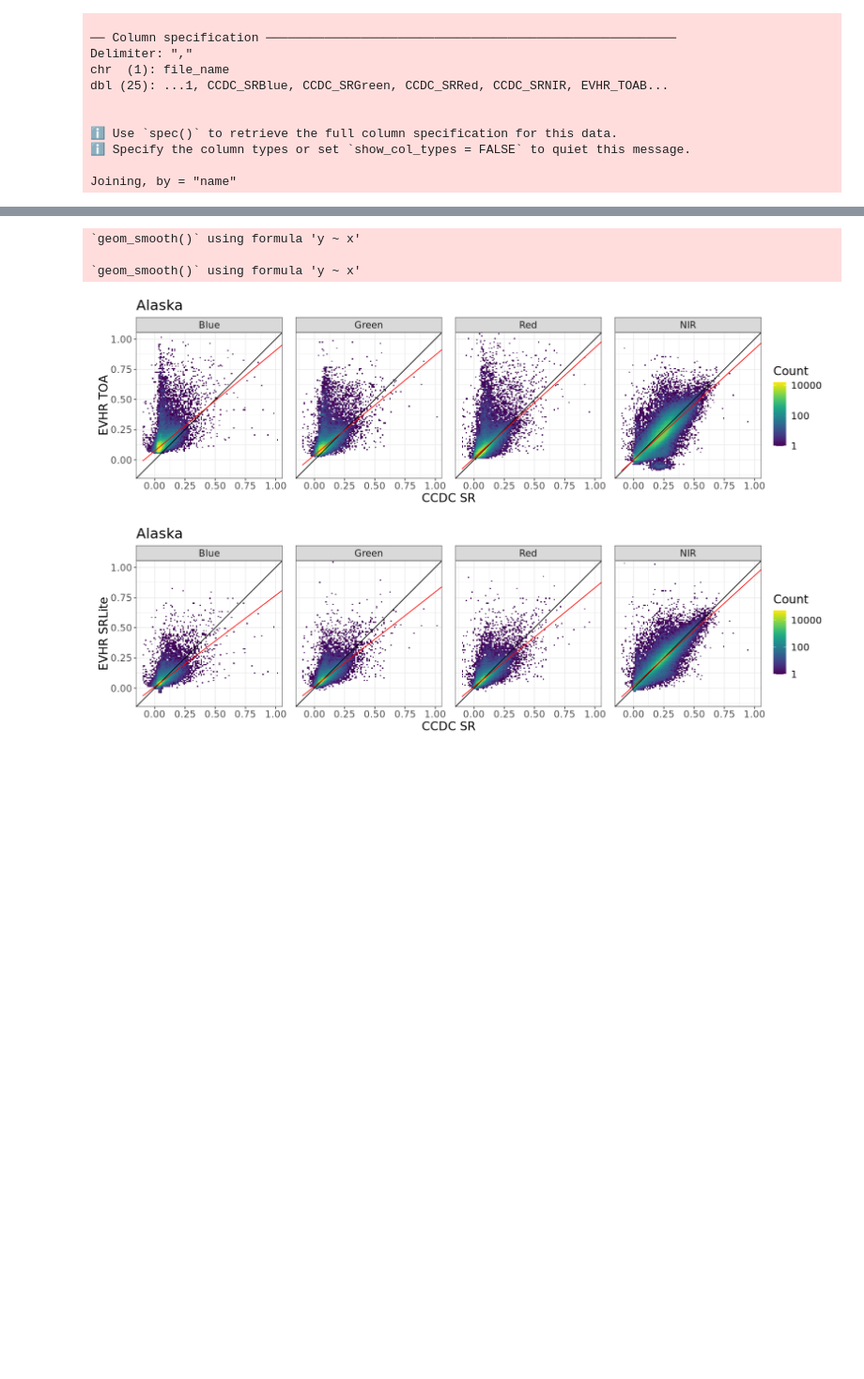
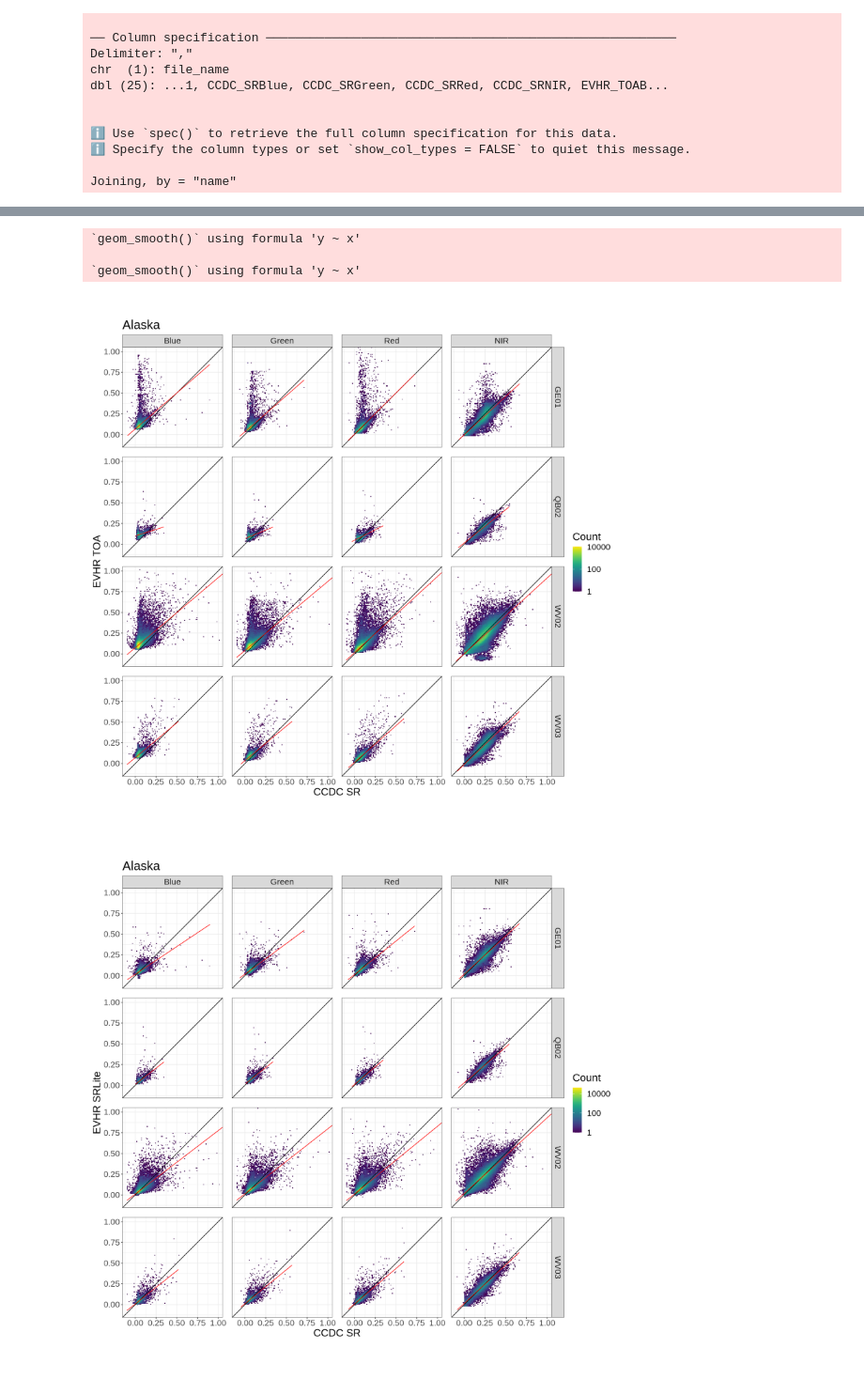
Before and after one commit to pahbs/geoscitools, a Jupyter notebook: srlite_igarss_results.ipynb, the cells around one changed output, grey strips where cells are left out. Shown at 94% size. Saved outputs shown, nothing was run; the diff lists cells and outputs as text; code cells hidden in the pictures; blank space fills up the shorter version.

```diff
--- a/srlite_igarss_results.ipynb
+++ b/srlite_igarss_results.ipynb
@@ -213,7 +260,7 @@ reflect_df <- read_csv(sample_reflectance_table_fn) %>%
          satellite = str_split_fixed(file, '_', 6)[,2],
          yyyymmdd = str_split_fixed(file, '_', 6)[,3],
          prod_code = str_split_fixed(file, '_', 6)[,4],
-         catId = str_split_fixed(file, '_', 6)[,5])
+         catid = str_split_fixed(file, '_', 6)[,5])
 
 reflectances <- tibble(ReflectanceType = c('CCDC_SR','EVHR_TOA','EVHR_SRLite','EVHR_OTF_RMA','EVHR_OTF_OLS','EVHR_OTF_Huber'))
                        # ReflectanceTypePretty = c('CCDC SR', 'EVHR TOAR', 'EVHR SRLite', 'EVHR OTF RMA SR', 'EVHR OTF OLS SR', 'EVHR OTF Huber'))
@@ -267,6 +324,5 @@ A tibble: 6 × 10
 # %%
-options(repr.plot.width = 14, repr.plot.height = 4)
-
+options(repr.plot.width = 14, repr.plot.height = 14)
 
 reflectance_scatter <- function(data, x, y, binWidth, reflMin, reflMax, title) { #xlab, ylab, title) {
   # print(x)
@@ -283,43 +339,43 @@ reflectance_scatter <- function(data, x, y, binWidth, reflMin, reflMax, title) {
     scale_color_viridis(trans='log10', name='Count') +
     geom_abline(slope = 1, intercept = 0, size=0.5)+
     geom_smooth(method = 'lm', color='red', size=0.5, se=F) +
-    facet_wrap('Band', nrow=1) +#, scales='free') +
-    # facet_grid(Band ~ region) +
+    #facet_wrap('Band', nrow=1) +#, scales='free') +
+    facet_grid(satellite ~ Band) +
     theme_bw() +
-    theme(text = element_text(size=16),
+    theme(text = element_text(size=20),
           aspect.ratio = 1,
           panel.spacing = unit(0.25, 'inch')) +
             # subplots_adjust={'wspace': 0.25, 'hspace': 0.25}) + # add spacing between facets to make y-axis ticks visible
             # axis.text and strip.text and labs x & y
     xlab(str_replace(xname, '_', ' ')) +
     ylab(str_replace(yname, '_', ' ')) +
     ggtitle(title)
 
 }
 
 reflectance_scatter_by_region <- function(data, x, y, binWidth, reflMin, reflMax, region) {
   xname = select(data, {{ x }}) %>% colnames()
   yname = select(data, {{ y }}) %>% colnames()
   reflectance_scatter(data %>% filter(region == {{ region }}), {{ x }}, {{ y }}, binWidth, reflMin, reflMax, region)
   #ggsave(path(wDir, '20221028', 'plots', glue('{region}_{yname}_v_{xname}.png')), width=5, height=4, dpi=600)
 }
 
 # reflectance_scatter(reflect_df_long %>% filter(region == 'Whitesands'), CCDC_SR, EVHR_TOA, 0.002, -0.1, 1, 'Whitesands')
 reflectance_scatter_by_region(reflect_df_long, CCDC_SR, EVHR_TOA, 0.01, -0.1, 1, 'Alaska')
 reflectance_scatter_by_region(reflect_df_long, CCDC_SR, EVHR_SRLite, 0.01, -0.1, 1, 'Alaska')
 #reflectance_scatter_by_region(reflect_df_long, CCDC_SR, EVHR_SRLite, 0.002, -0.1, 1, 'Alaska')
 #reflectance_scatter_by_region(reflect_df_long, CCDC_SR, EVHR_SRLite, 1, 'CCDC SR', 'EVHR SRLite', 'title', 'Whitesands')
 
 # cn = select(reflect_df_long, 'CCDC_SR') %>% colnames()
 # print(cn)
 # cn
 # cn[1]
 # class(cn)
 # reflectance_scatter(reflect_df_long, CCDC_SR, EVHR_TOA, 1, 'CCDC SR', 'EVHR TOA', 'title')
 # %% [output]
 `geom_smooth()` using formula 'y ~ x'
 
 `geom_smooth()` using formula 'y ~ x'
-[figure, old version]
+[figure, new version]
-[figure, old version]
+[figure, new version]
 # %%
```
Also changed, not shown: parts of 30 cells of this notebook, 9 other files.
